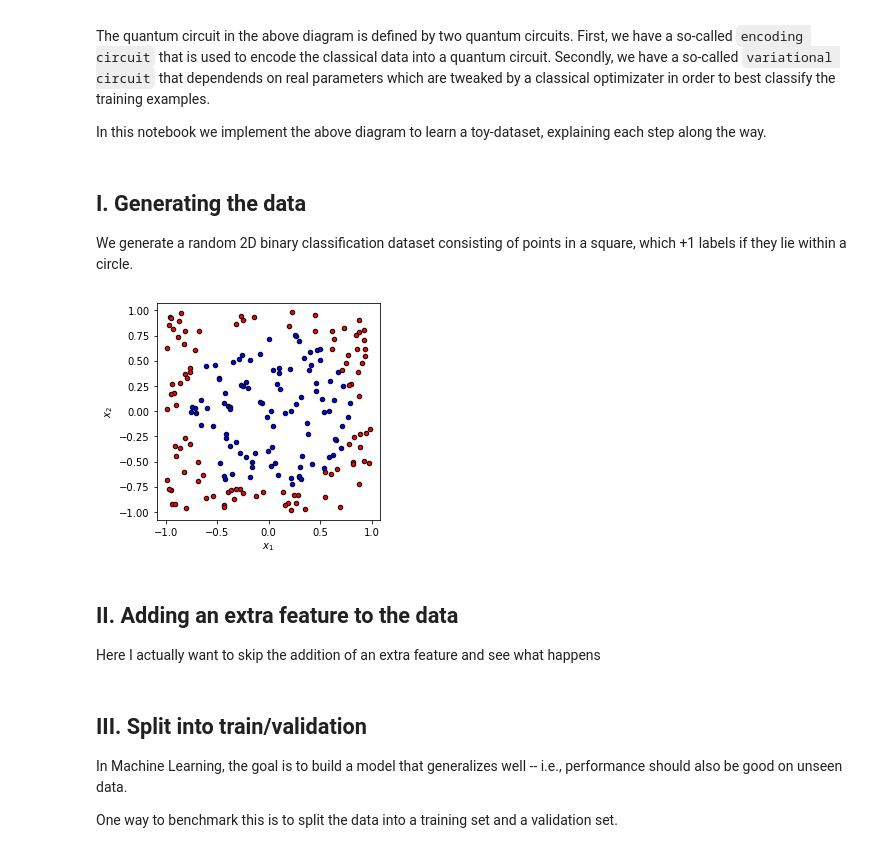
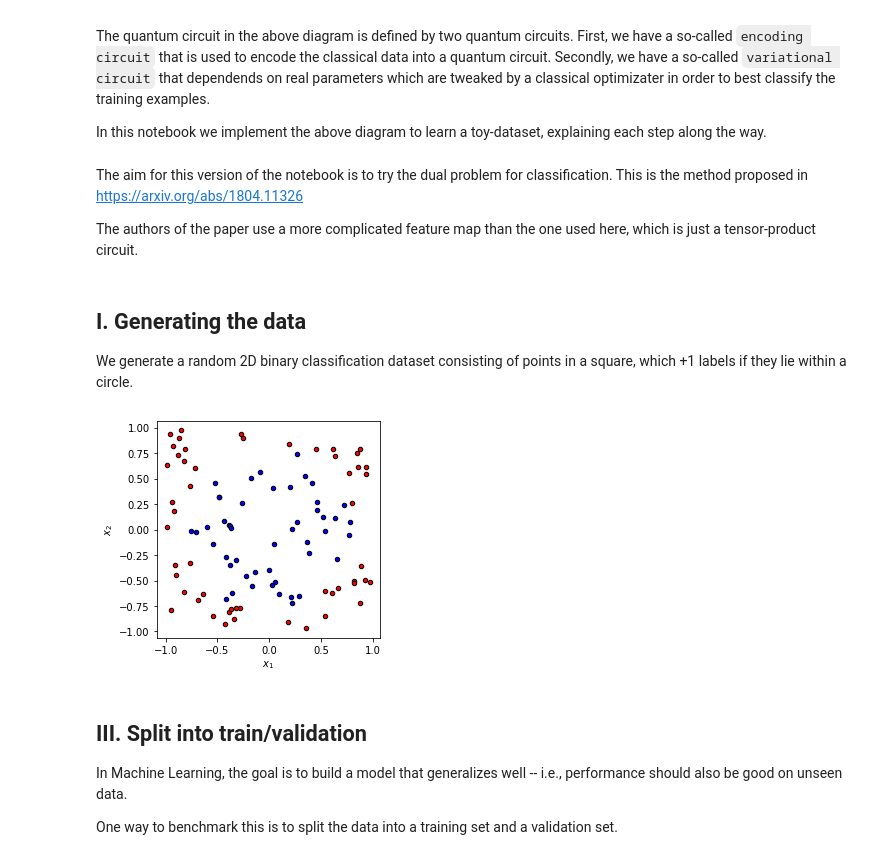
Before and after one commit to debrevitatevitae/aqa-project, a Jupyter notebook: examples_for_learning/pqc_classification_lab.ipynb, the cells around one changed output. Saved outputs shown, nothing was run; the diff lists cells and outputs as text; code cells hidden in the pictures.

```diff
--- a/examples_for_learning/pqc_classification_lab.ipynb
+++ b/examples_for_learning/pqc_classification_lab.ipynb
@@ -11,6 +11,10 @@ Within the course, you have seen the following diagram representing a typical Qu
 The quantum circuit in the above diagram is defined by two quantum circuits. First, we have a so-called ``encoding circuit`` that is used to encode the classical data into a quantum circuit. Secondly, we have a so-called ``variational circuit`` that dependends on real parameters which are tweaked by a classical optimizater in order to best classify the training examples.
 
 In this notebook we implement the above diagram to learn a toy-dataset, explaining each step along the way.
+# %% [markdown]
+The aim for this version of the notebook is to try the dual problem for classification. This is the method proposed in https://arxiv.org/abs/1804.11326
+
+The authors of the paper use a more complicated feature map than the one used here, which is just a tensor-product circuit.
 # %%
 # !pip install cirq
 from scipy.optimize import minimize
@@ -34,7 +38,7 @@ np.random.seed(42)
 # Make a dataset of points inside and outside of a circle
 def circle(samples, center=[0.0, 0.0], radius=np.sqrt(2 / np.pi)):
     """
-    Generates a dataset of points with 1/0 labels inside a given radius.
+    Generates a dataset of points with 1/-1 labels inside a given radius.
 
     Args:
         samples (int): number of samples to generate
@@ -49,7 +53,7 @@ def circle(samples, center=[0.0, 0.0], radius=np.sqrt(2 / np.pi)):
 
     for i in range(samples):
         x = 2 * (np.random.rand(2)) - 1
-        y = 0
+        y = -1
         if np.linalg.norm(x - center) < radius:
             y = 1
         Xvals.append(x)
@@ -67,20 +71,16 @@ def plot_data(x, y, fig=None, ax=None):
     """
     if fig == None:
         fig, ax = plt.subplots(1, 1, figsize=(5, 5))
-    reds = y == 0
+    reds = y == -1
     blues = y == 1
     ax.scatter(x[reds, 0], x[reds, 1], c="red", s=20, edgecolor="k")
     ax.scatter(x[blues, 0], x[blues, 1], c="blue", s=20, edgecolor="k")
     ax.set_xlabel("$x_1$")
     ax.set_ylabel("$x_2$")
 # %%
-X, Y = circle(200)
+X, Y = circle(100)
 fig, ax = plt.subplots(1, 1, figsize=(4, 4))
 plot_data(X, Y, fig=fig, ax=ax)
 plt.show()
 # %% [output]
-[figure, old version]
+[figure, new version]
-# %% [markdown]
-## II. Adding an extra feature to the data
-
-Here I actually want to skip the addition of an extra feature and see what happens
```
Also changed, not shown: parts of 37 cells of this notebook.
